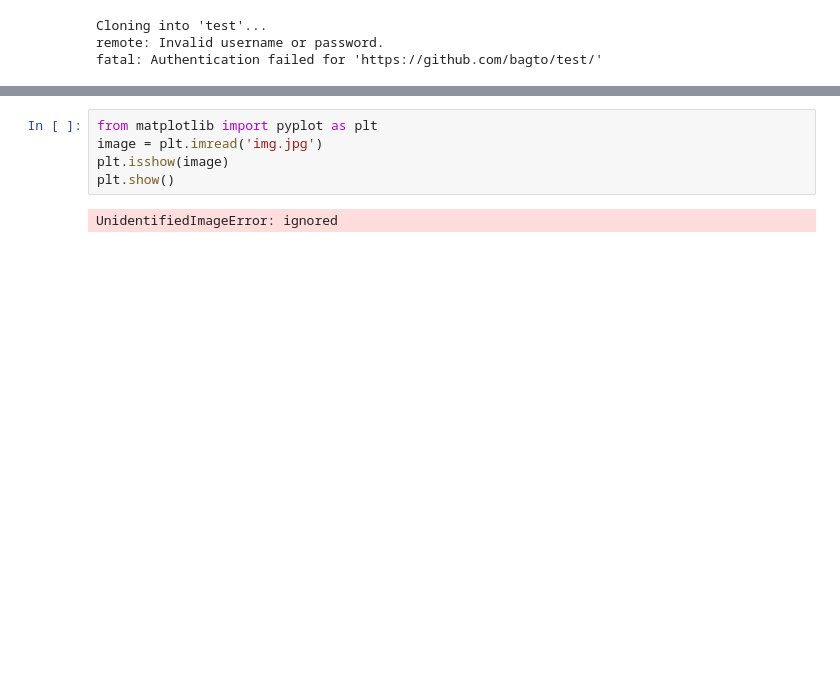
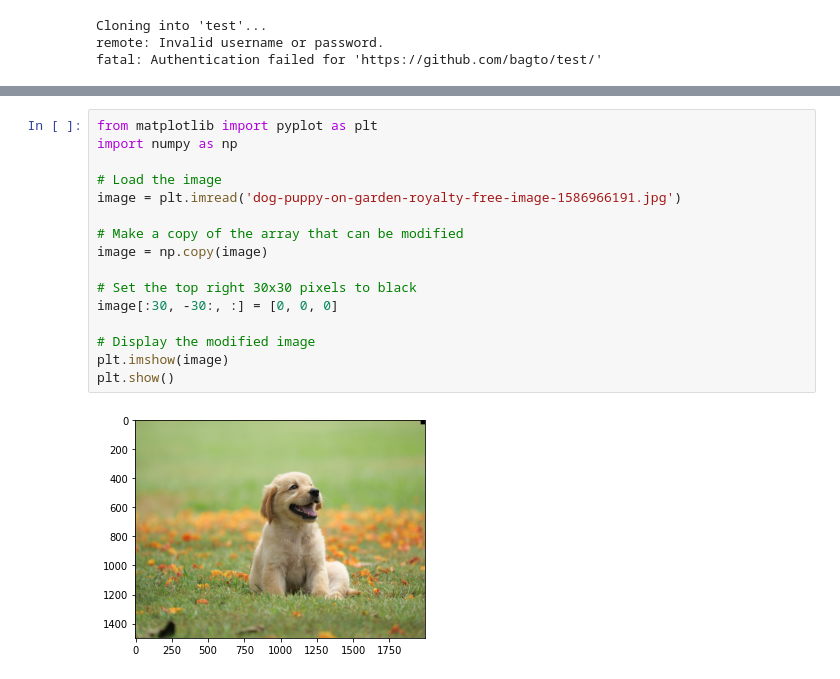
Before and after one commit to YiYang02/DeepLearningDay1, a Jupyter notebook: DeepLearning_Day1.ipynb, the cells around one changed output, grey strips where cells are left out. Drawn from its saved outputs; the diff is of its cells as text; blank space fills up the shorter version.

```diff
--- a/DeepLearning_Day1.ipynb
+++ b/DeepLearning_Day1.ipynb
@@ -14,7 +24,18 @@ fatal: Authentication failed for 'https://github.com/bagto/test/'
-# %%
-from matplotlib import pyplot as plt
-image = plt.imread('img.jpg')
-plt.isshow(image)
-plt.show()
-# %% [output]
-UnidentifiedImageError: ignored
+# %%
+from matplotlib import pyplot as plt
+import numpy as np
+
+# Load the image
+image = plt.imread('dog-puppy-on-garden-royalty-free-image-1586966191.jpg')
+
+# Make a copy of the array that can be modified
+image = np.copy(image)
+
+# Set the top right 30x30 pixels to black
+image[:30, -30:, :] = [0, 0, 0]
+
+# Display the modified image
+plt.imshow(image)
+plt.show()
+# %% [output]
+[figure, added]
```
Also changed, not shown: parts of 1 cell of this notebook.
